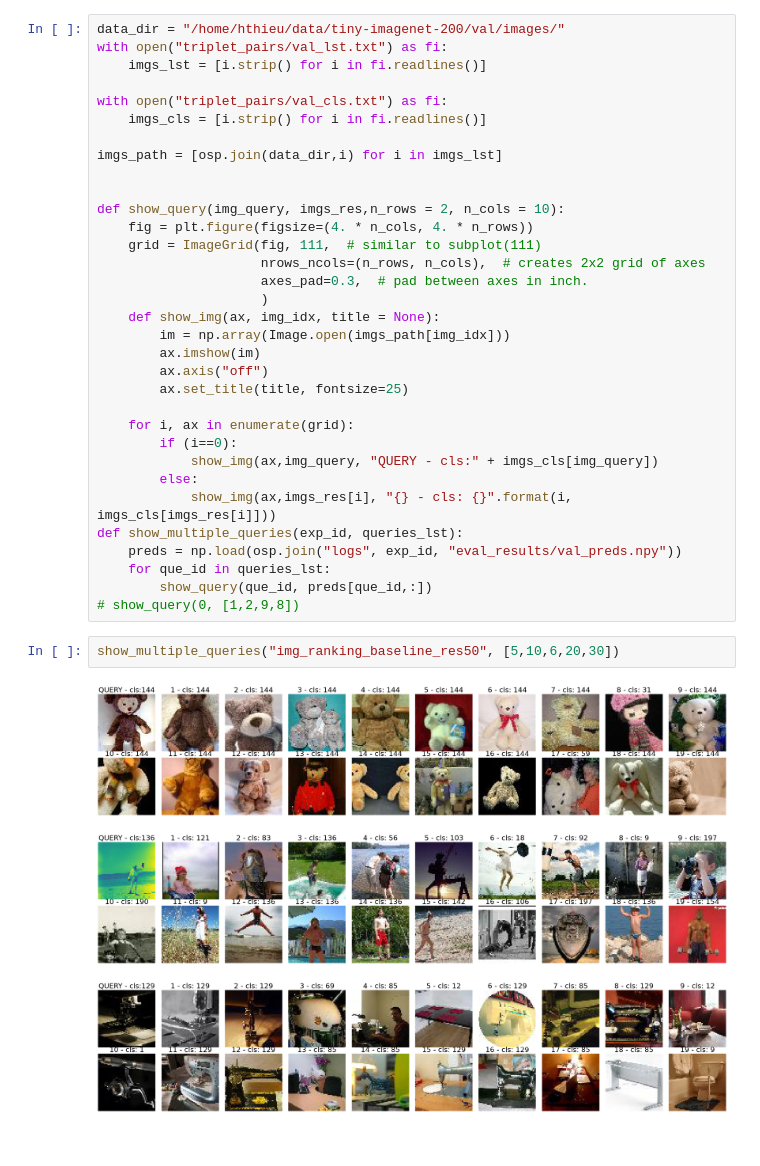
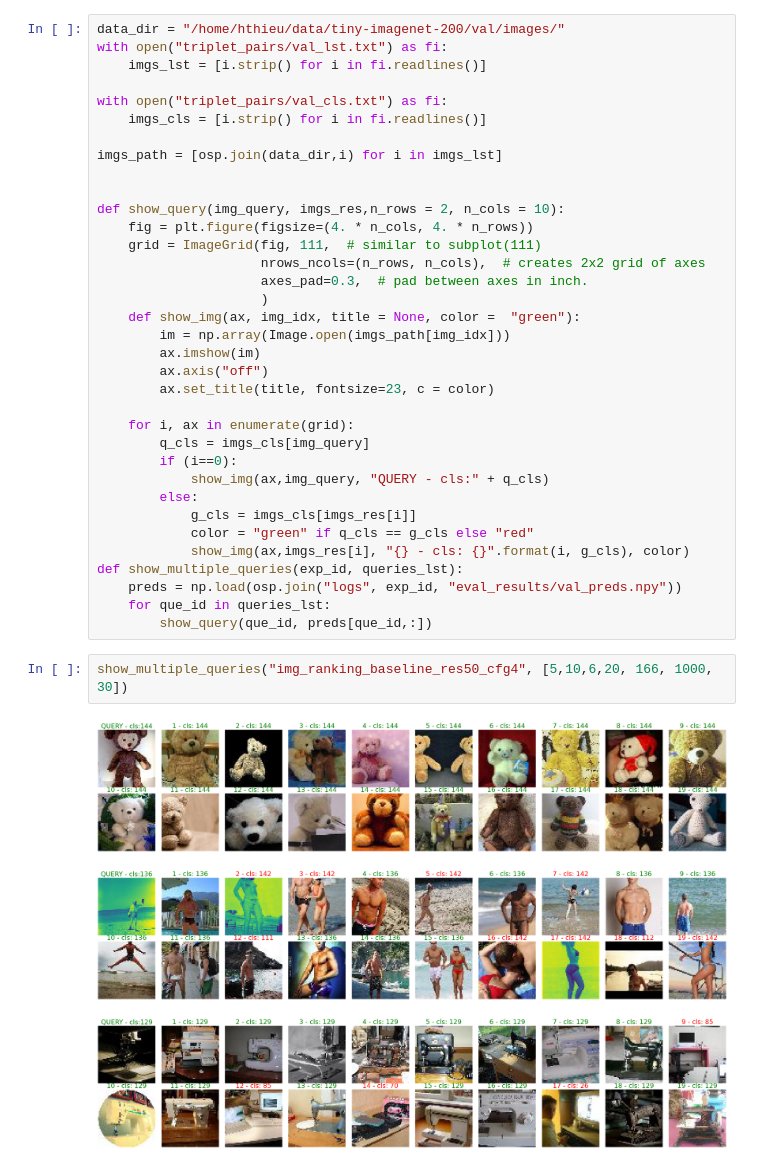
Before and after one commit to hthieu166/cs547-final-proj-image-ranking, a Jupyter notebook: visualizer.ipynb, the cells around one changed output. Drawn from its saved outputs; the diff is of its cells as text.

```diff
--- a/visualizer.ipynb
+++ b/visualizer.ipynb
@@ -24,25 +27,27 @@ def show_query(img_query, imgs_res,n_rows = 2, n_cols = 10):
                      nrows_ncols=(n_rows, n_cols),  # creates 2x2 grid of axes
                      axes_pad=0.3,  # pad between axes in inch.
                      )
-    def show_img(ax, img_idx, title = None):
+    def show_img(ax, img_idx, title = None, color =  "green"):
         im = np.array(Image.open(imgs_path[img_idx]))
         ax.imshow(im)
         ax.axis("off")
-        ax.set_title(title, fontsize=25)
+        ax.set_title(title, fontsize=23, c = color)
 
     for i, ax in enumerate(grid):
+        q_cls = imgs_cls[img_query]
         if (i==0):
-            show_img(ax,img_query, "QUERY - cls:" + imgs_cls[img_query])
+            show_img(ax,img_query, "QUERY - cls:" + q_cls)
         else:
-            show_img(ax,imgs_res[i], "{} - cls: {}".format(i, imgs_cls[imgs_res[i]]))
+            g_cls = imgs_cls[imgs_res[i]]
+            color = "green" if q_cls == g_cls else "red"
+            show_img(ax,imgs_res[i], "{} - cls: {}".format(i, g_cls), color)
 def show_multiple_queries(exp_id, queries_lst):
     preds = np.load(osp.join("logs", exp_id, "eval_results/val_preds.npy"))
     for que_id in queries_lst:
         show_query(que_id, preds[que_id,:])
-# show_query(0, [1,2,9,8])
 # %%
-show_multiple_queries("img_ranking_baseline_res50", [5,10,6,20,30])
+show_multiple_queries("img_ranking_baseline_res50_cfg4", [5,10,6,20, 166, 1000, 30])
 # %% [output]
-[figure, old version]
+[figure, new version]
-[figure, old version]
+[figure, new version]
-[figure, old version]
+[figure, new version]
```
Also changed, not shown: parts of 2 cells of this notebook, 3 other files.
